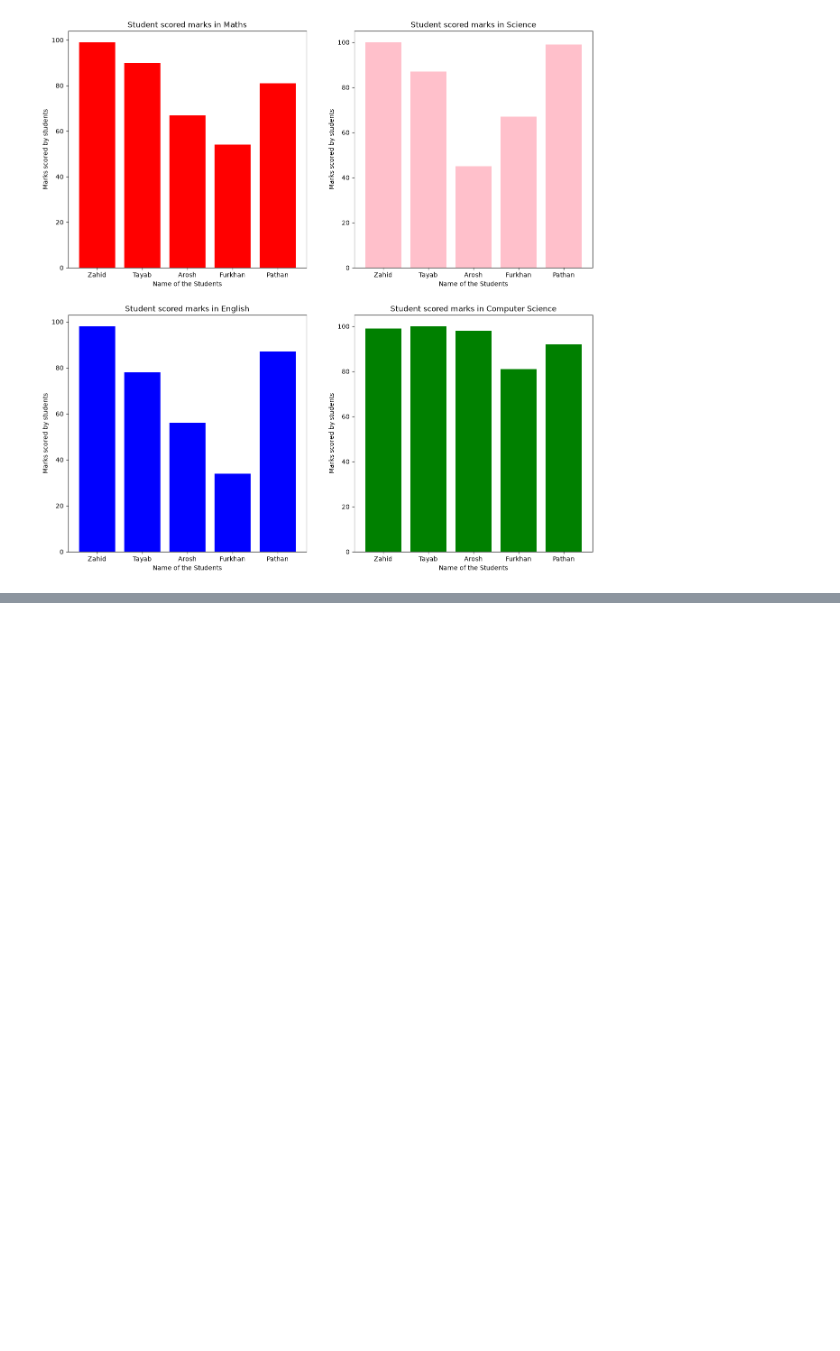
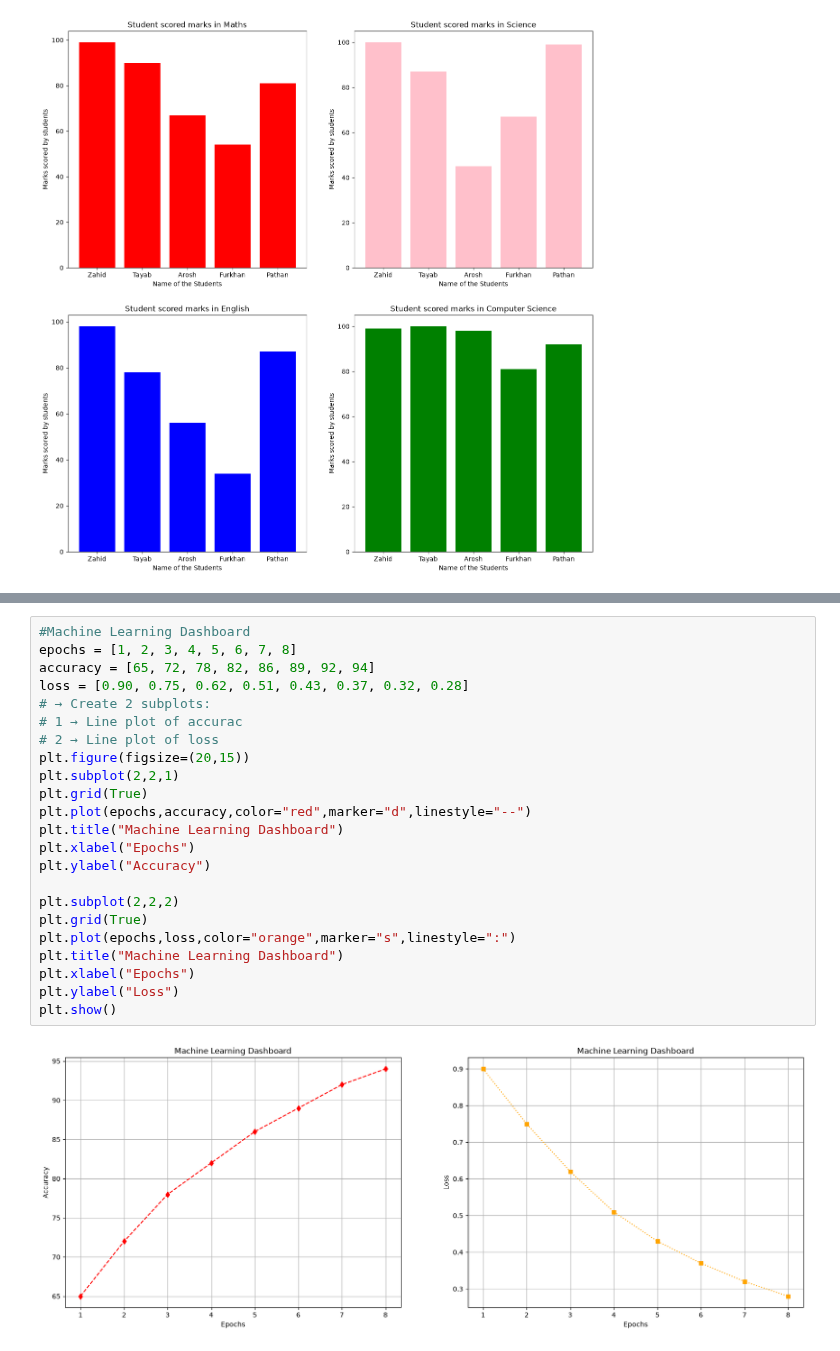
Before and after one commit to khanzahid2223/AI_Bootcamp, a Jupyter notebook: Matplotlib/2.Subplot.ipynb, the cells around one changed output, grey strips where cells are left out. Drawn from its saved outputs; the diff is of its cells as text; blank space fills up the shorter version.

```diff
--- a/Matplotlib/2.Subplot.ipynb
+++ b/Matplotlib/2.Subplot.ipynb
@@ -80,0 +150,25 @@ plt.show()
+# %%
+#Machine Learning Dashboard
+epochs = [1, 2, 3, 4, 5, 6, 7, 8]
+accuracy = [65, 72, 78, 82, 86, 89, 92, 94]
+loss = [0.90, 0.75, 0.62, 0.51, 0.43, 0.37, 0.32, 0.28]
+# → Create 2 subplots:
+# 1 → Line plot of accurac
+# 2 → Line plot of loss
+plt.figure(figsize=(20,15))
+plt.subplot(2,2,1)
+plt.grid(True)
+plt.plot(epochs,accuracy,color="red",marker="d",linestyle="--")
+plt.title("Machine Learning Dashboard")
+plt.xlabel("Epochs")
+plt.ylabel("Accuracy")
+
+plt.subplot(2,2,2)
+plt.grid(True)
+plt.plot(epochs,loss,color="orange",marker="s",linestyle=":")
+plt.title("Machine Learning Dashboard")
+plt.xlabel("Epochs")
+plt.ylabel("Loss")
+plt.show()
+# %% [output]
+[figure, added]
```
Also changed, not shown: parts of 4 cells of this notebook.
